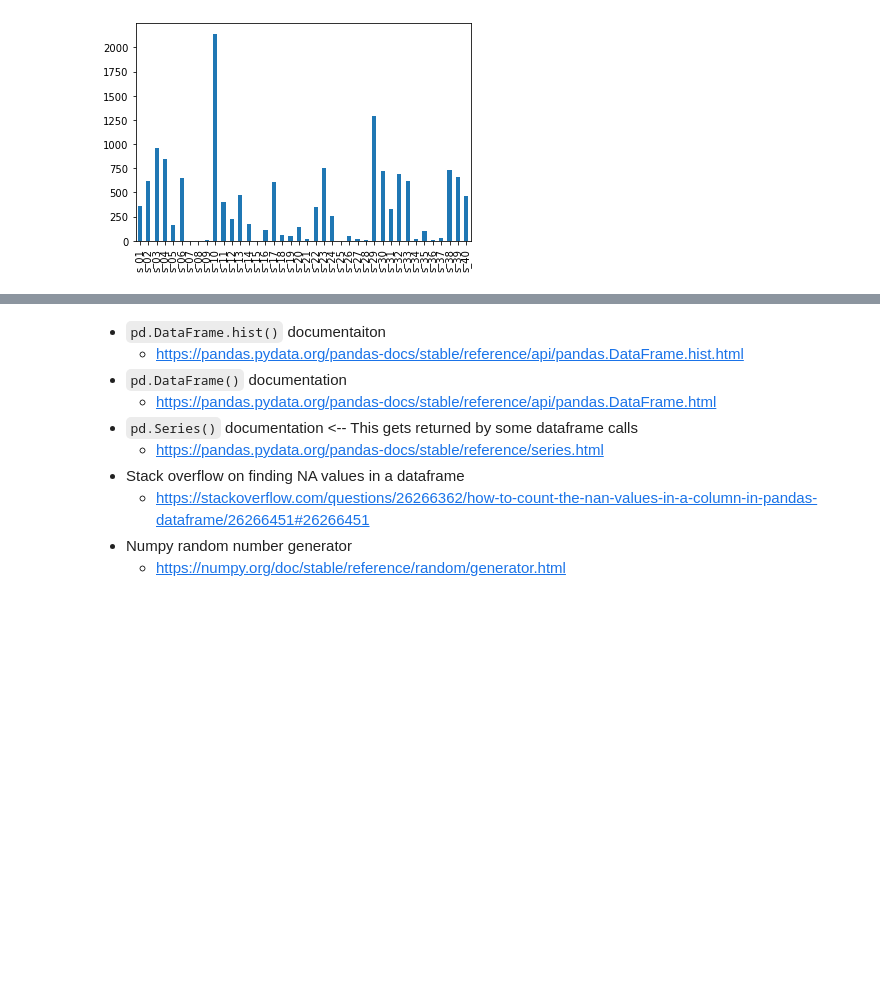
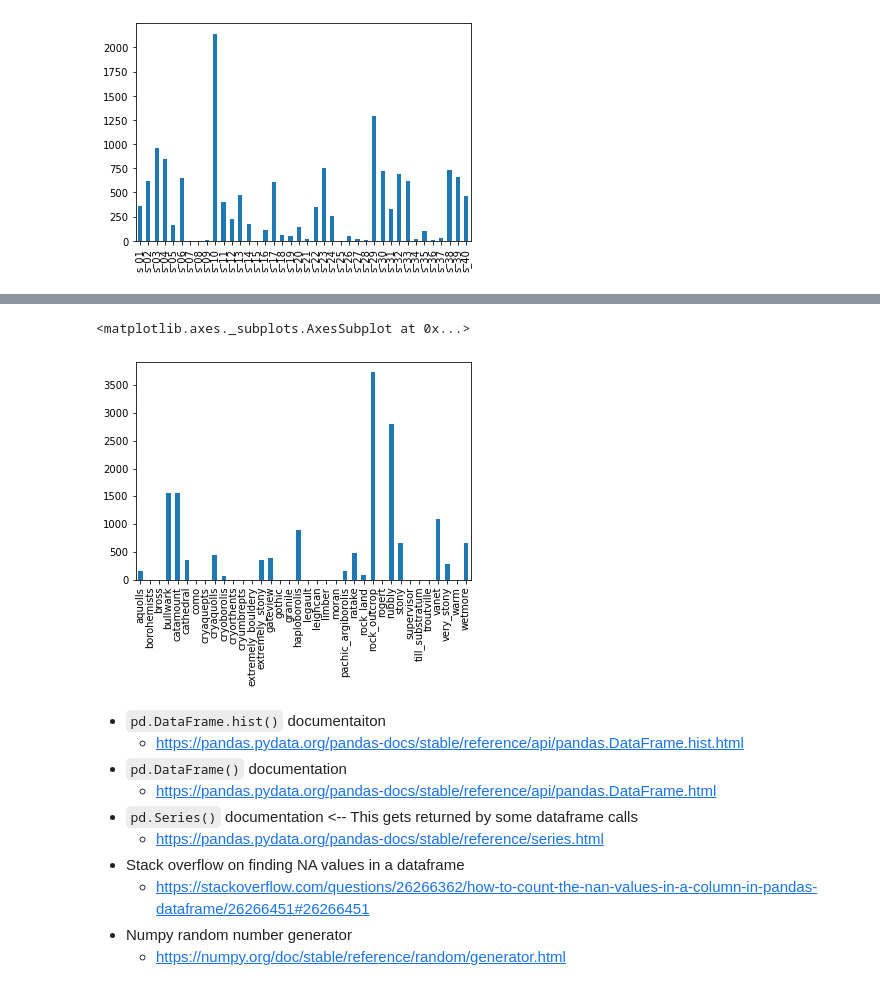
Before and after one commit to justinetaylor/mids-w207-final-project, a Jupyter notebook: km_EDA/km_EDA.ipynb, the cells around one changed output, grey strips where cells are left out. Cells and saved outputs as stored; diff of their text form; code cells hidden in the pictures; blank space fills up the shorter version.

```diff
--- a/km_EDA/km_EDA.ipynb
+++ b/km_EDA/km_EDA.ipynb
@@ -323,3 +453,9 @@ dtype: int64
+# %%
+soil_counts = trans_soil_df.loc[df_new["a_4"]==1].sum(axis=0)
+soil_counts.plot.bar()
+# %% [output]
+<matplotlib.axes._subplots.AxesSubplot at 0x...>
+[figure, added]
 # %% [markdown]
 * `pd.DataFrame.hist()` documentaiton
   * https://pandas.pydata.org/pandas-docs/stable/reference/api/pandas.DataFrame.hist.html
```
Also changed, not shown: parts of 6 cells of this notebook, 1 other file.
